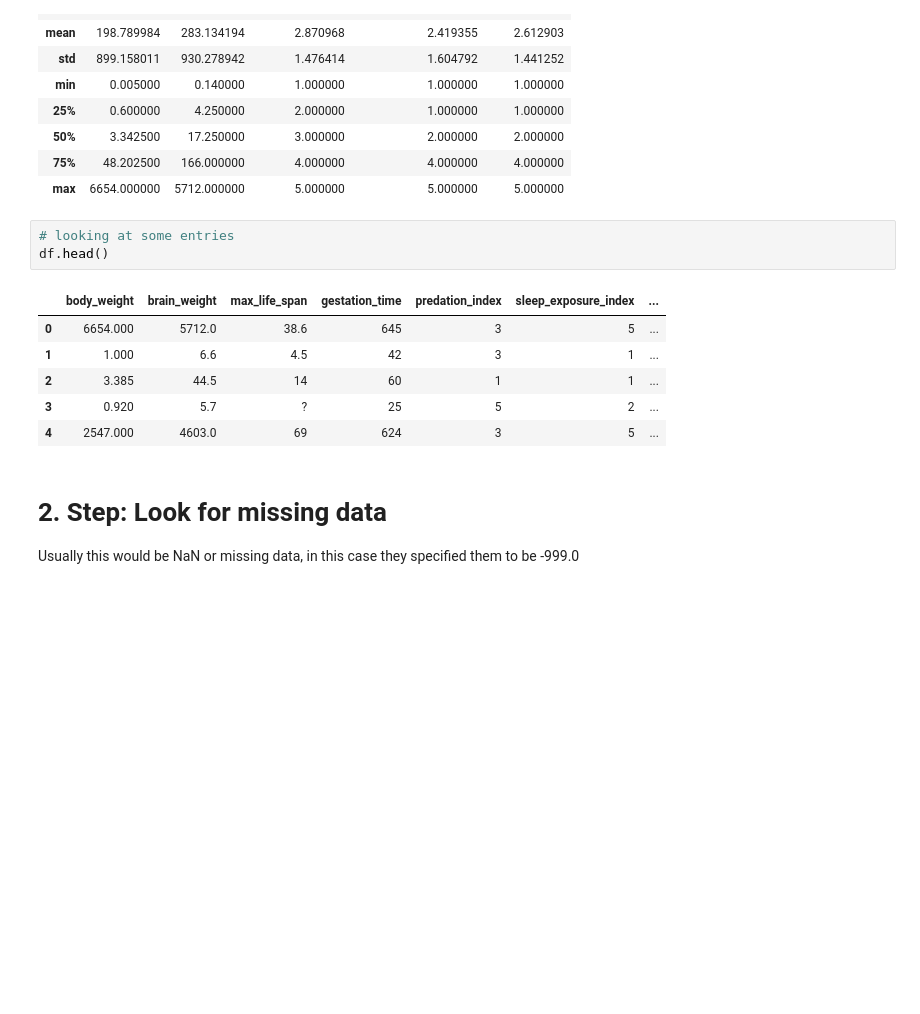
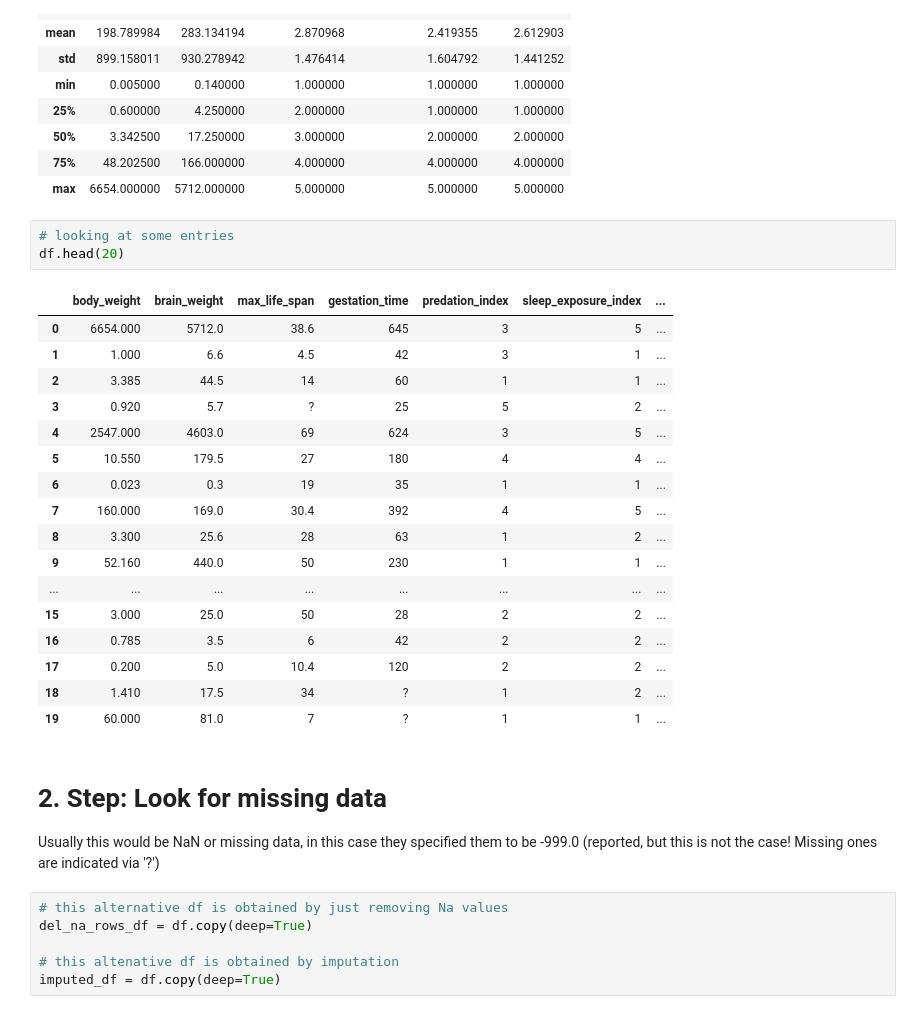
Before and after one commit to p-schulte/data_science_projects, a Jupyter notebook: sleep_data/notebook.ipynb, the cells around one changed output. Cells and saved outputs as stored; diff of their text form; blank space fills up the shorter version.

```diff
--- a/sleep_data/notebook.ipynb
+++ b/sleep_data/notebook.ipynb
@@ -63,16 +63,33 @@ df.describe()
 | max | 6654.000000 | 5712.000000 | 5.000000 | 5.000000 | 5.000000 |
 # %%
 # looking at some entries
-df.head()
+df.head(20)
 # %% [output]
 |  | body_weight | brain_weight | max_life_span | gestation_time | predation_index | sleep_exposure_index | ... |
 | 0 | 6654.000 | 5712.0 | 38.6 | 645 | 3 | 5 | ... |
 | 1 | 1.000 | 6.6 | 4.5 | 42 | 3 | 1 | ... |
 | 2 | 3.385 | 44.5 | 14 | 60 | 1 | 1 | ... |
 | 3 | 0.920 | 5.7 | ? | 25 | 5 | 2 | ... |
 | 4 | 2547.000 | 4603.0 | 69 | 624 | 3 | 5 | ... |
+| 5 | 10.550 | 179.5 | 27 | 180 | 4 | 4 | ... |
+| 6 | 0.023 | 0.3 | 19 | 35 | 1 | 1 | ... |
+| 7 | 160.000 | 169.0 | 30.4 | 392 | 4 | 5 | ... |
+| 8 | 3.300 | 25.6 | 28 | 63 | 1 | 2 | ... |
+| 9 | 52.160 | 440.0 | 50 | 230 | 1 | 1 | ... |
+| ... | ... | ... | ... | ... | ... | ... | ... |
+| 15 | 3.000 | 25.0 | 50 | 28 | 2 | 2 | ... |
+| 16 | 0.785 | 3.5 | 6 | 42 | 2 | 2 | ... |
+| 17 | 0.200 | 5.0 | 10.4 | 120 | 2 | 2 | ... |
+| 18 | 1.410 | 17.5 | 34 | ? | 1 | 2 | ... |
+| 19 | 60.000 | 81.0 | 7 | ? | 1 | 1 | ... |
 # %% [markdown]
 # 2. Step: Look for missing data
 
-Usually this would be NaN or missing data, in this case they specified them to be -999.0
+Usually this would be NaN or missing data, in this case they specified them to be -999.0 (reported, but this is not the case! Missing ones are indicated via '?')
+# %%
+# this alternative df is obtained by just removing Na values
+del_na_rows_df = df.copy(deep=True)
+
+# this altenative df is obtained by imputation
+imputed_df = df.copy(deep=True)
 # %%
```
Also changed, not shown: parts of 17 cells of this notebook, 1 other file.
